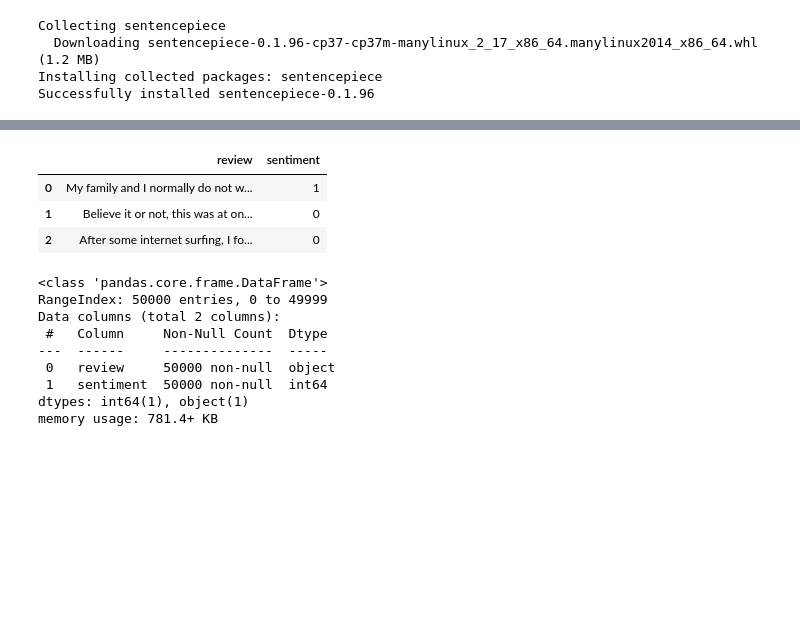
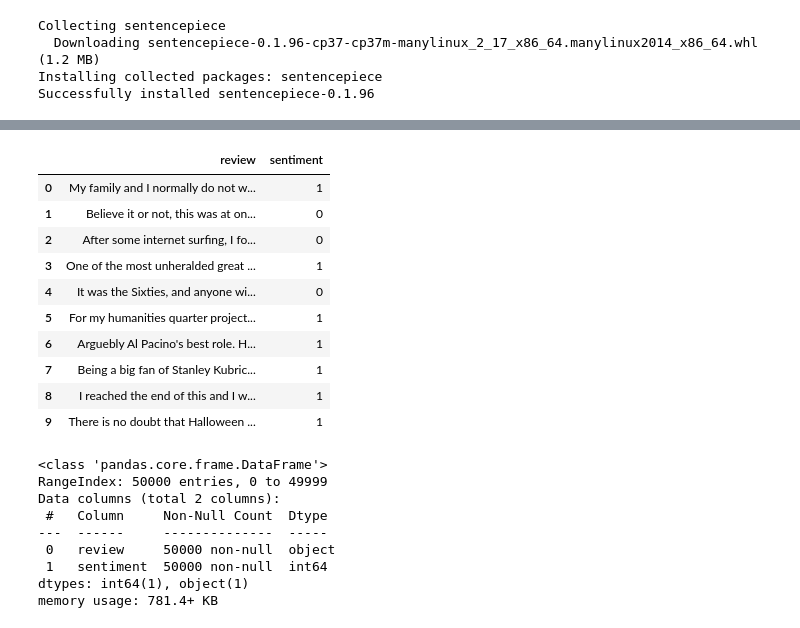
Before and after one commit to songgplant/learn_NLPbasic, a Jupyter notebook: sentencepiece.ipynb, the cells around one changed output, grey strips where cells are left out. Cells and saved outputs as stored; diff of their text form; code cells hidden in the pictures; blank space fills up the shorter version.

```diff
--- a/sentencepiece.ipynb
+++ b/sentencepiece.ipynb
@@ -19,12 +19,19 @@ import sentencepiece as spm
 import pandas as pd
 # %%
 df_data = pd.read_csv('./IMDb_Reviews.csv')
-df_data.head(3)
+df_data.head(10)
 # %% [output]
 |  | review | sentiment |
 | 0 | My family and I normally do not w... | 1 |
 | 1 | Believe it or not, this was at on... | 0 |
 | 2 | After some internet surfing, I fo... | 0 |
+| 3 | One of the most unheralded great ... | 1 |
+| 4 | It was the Sixties, and anyone wi... | 0 |
+| 5 | For my humanities quarter project... | 1 |
+| 6 | Arguebly Al Pacino's best role. H... | 1 |
+| 7 | Being a big fan of Stanley Kubric... | 1 |
+| 8 | I reached the end of this and I w... | 1 |
+| 9 | There is no doubt that Halloween ... | 1 |
 # %%
 df_data.info()
 # %% [output]
```
Also changed, not shown: parts of 3 cells of this notebook.
